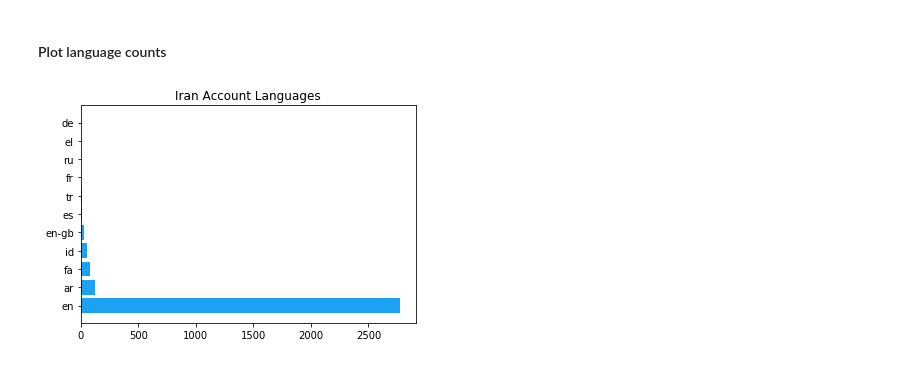
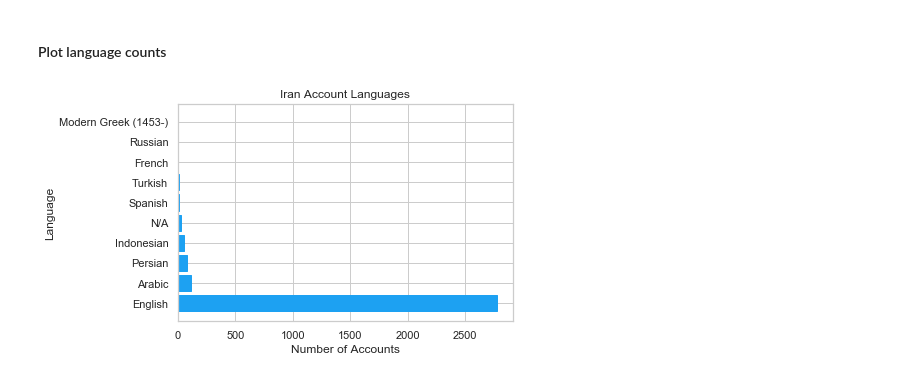
Before and after one commit to ashero0/elections-integrity-analysis, a Jupyter notebook: Language Analysis/Language_Iran.ipynb, the cells around one changed output. Cells and saved outputs as stored; diff of their text form; code cells hidden in the pictures.

Commit message:
language summary done

```diff
--- a/Language Analysis/Language_Iran.ipynb
+++ b/Language Analysis/Language_Iran.ipynb
@@ -263,57 +262,34 @@ Counter({'en': 2773, 'ar': 118, 'fa': 80, 'id': 52, 'en-gb': 30, 'es': 11, 'tr':
 # %% [markdown]
 #### Plot language counts
 # %%
-lang_types = []
-lang_counts = []
-sorted_languages_count = languages_count.most_common()
-for lang, count in sorted_languages_count:
-    lang_types.append(lang)
-    lang_counts.append(count)
-
-# lang_types_long = []
-# for lang in lang_types:
-#     lang_long = pylang.languages.get(alpha2 = lang).name
-#     lang_types_long.append(lang_long)
-
-pyplot.title('Iran Account Languages')
-# y_pos = np.arange(len(lang_types_long))
-y_pos = np.arange(len(lang_types))
-pyplot.barh(y_pos, lang_counts, color = twitter_color)
-# pyplot.yticks(y_pos, lang_types_long)
-pyplot.yticks(y_pos, lang_types)
-pyplot.show()
-
-
-
-
 lang_types = []
 lang_counts = []
 sorted_languages_count = languages_count.most_common(10)
 
 for lang, count in sorted_languages_count:
     lang_types.append(lang)
     lang_counts.append(count)
 
 lang_types_long = []
 for lang in lang_types:
     try:
         lang_long = pylang.languages.get(alpha2 = lang).name
         lang_types_long.append(lang_long)
     except:
         # For type n/a, will throw an error
         lang_types_long.append('N/A')
 
 # Labels
 plt.title('Iran Account Languages')
 plt.xlabel('Number of Accounts')
 plt.ylabel('Language')
 
 # Add Data
 y_pos = np.arange(len(lang_types_long))
 sns.set_style('whitegrid')
 plt.barh(y_pos, lang_counts, color = twitter_color, edgecolor = twitter_color)
 plt.yticks(y_pos, lang_types_long)
 
 plt.show()
 # %% [output]
-[figure, old version]
+[figure, new version]
```
Also changed, not shown: parts of 3 cells of this notebook, 2 other files.
